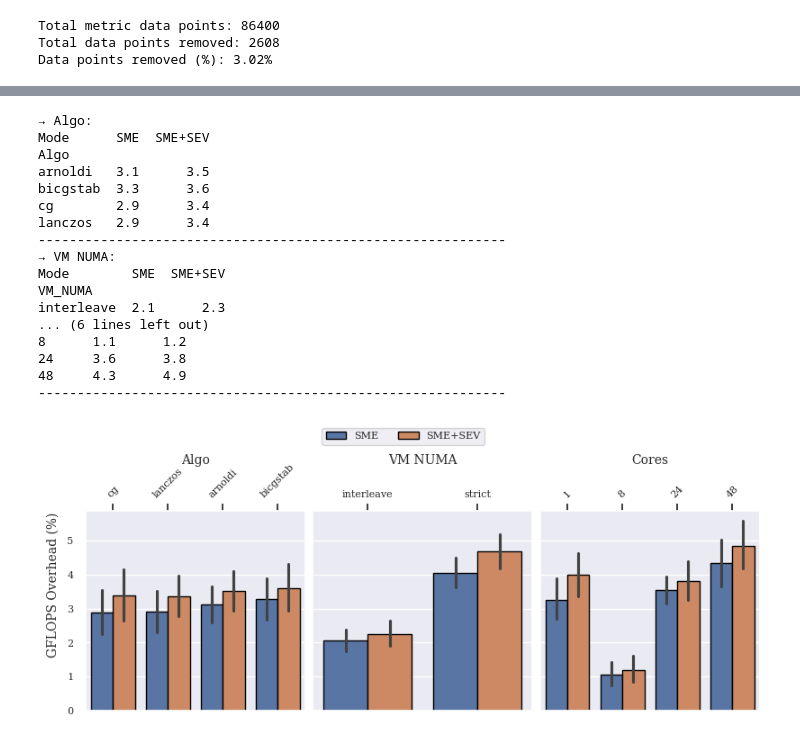
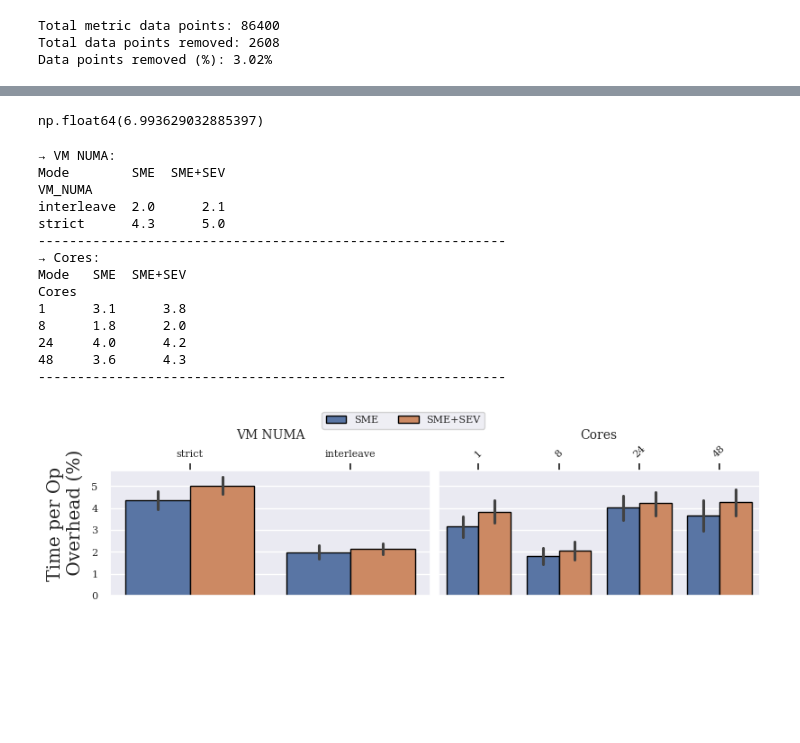
Before and after one commit to engelsm/MA-bench-framework, a Jupyter notebook: benchmark/krylov/analysis.ipynb, the cells around one changed output, grey strips where cells are left out. Drawn from its saved outputs; the diff is of its cells as text; code cells hidden in the pictures; blank space fills up the shorter version.

```diff
--- a/benchmark/krylov/analysis.ipynb
+++ b/benchmark/krylov/analysis.ipynb
@@ -296,33 +438,3 @@ for m in metric_cols:
 
 
 overhead_df = result
-# %%
-DODGE_VAL = 0.4
-
-plt.figure(figsize=(8, 3))
-sns.pointplot(
-    data=overhead_df,
-    x="Time_per_op_pct",
-    hue="Mode",
-    dodge=DODGE_VAL,
-    linestyle=None,
-    markersize=5,
-    linewidth=2,
-    capsize=0.1,
-    palette="dark:black",
-	legend=False,
-	zorder=2
-)
-
-ax = sns.stripplot(
-    data=overhead_df,
-    x="Time_per_op_pct",
-    hue="Mode",
-    dodge=DODGE_VAL,
-    alpha=0.7,
-	zorder=1
-)
-
-plt.legend(title=None, loc='upper left')
-plt.xlabel("GFLOPS Overhead (%)")
-plt.ylabel("")
@@ -339,12 +464,18 @@ overhead_df.groupby("Mode")["Time_per_op_pct"].aggregate(['mean', 'median'])
+# %%
+#90 percentile quartile
+overhead_df["Time_per_op_pct"].quantile(0.9)
+# %% [output]
+np.float64(6.993629032885397)
 # %%
 def plot_metric_by_dimensions(metric, metric_legend_name, top):
-    all_dims = ['Algo','VM_NUMA', "Cores"]
+    all_dims = ["VM_NUMA","Cores"]
+    vm_numa_order= ["strict", "interleave"]
 
-    fig, axes = plt.subplots( nrows=1, ncols=len(all_dims), figsize=(8, 3), constrained_layout=True, sharey=True)
+    fig, axes = plt.subplots( nrows=1, ncols=len(all_dims), figsize=(8, 2), constrained_layout=True, sharey=True)
 
-    fig.supylabel(f"{metric_legend_name} Overhead (%)", fontsize=10)
+    fig.supylabel(f"{metric_legend_name} Overhead (%)")
     for ax, a in zip(axes, all_dims):
-        sns.barplot( data=overhead_df, x=a, y=metric, hue='Mode', errorbar=("ci",95), edgecolor='black', ax=ax)
+        sns.barplot( data=overhead_df, x=a, y=metric, hue='Mode', errorbar=("ci",95), edgecolor='black', order=vm_numa_order if a == "VM_NUMA" else None, ax=ax)
 
         if a=="Matrix":
             ax.set_title("Matrix Size",y=1.2, fontsize=9)
@@ -352,52 +483,50 @@ def plot_metric_by_dimensions(metric, metric_legend_name, top):
             ax.set_title(a.replace("_", " "),y=1.2, fontsize=10)
         ax.set_ylabel("")
         ax.set_xlabel("")
-        rotation = 0 if a in ['VM_NUMA', 'Process_NUMA'] else 45
+        rotation = 0 if a in ['VM_NUMA'] else 45
         ax.tick_params(axis='x', rotation=rotation, labelsize=8)
         if top:
             ax.xaxis.set_ticks_position('top')
             ax.xaxis.set_label_position('top')
         else:
             ax.xaxis.set_ticks_position('bottom')
             ax.xaxis.set_label_position('bottom')
         ax.tick_params(axis='y', labelsize=8)
         ax.get_legend().remove()
 
     handles, labels = axes[0].get_legend_handles_labels()
     fig.legend(handles, labels, loc='upper center', ncol=2, bbox_to_anchor=(0.5, 1.1), fontsize=8)
+    plt.savefig("images/krylov_overhead_by_dim.pdf", bbox_inches="tight")
 
     for dim in all_dims:
         print(f"→ {dim.replace('_', ' ')}:")
         summary = (overhead_df.groupby([dim, 'Mode'])[metric]
                    .mean()
                    .round(2)
                    .reset_index())
 
         summary_pivot = summary.pivot(index=dim, columns='Mode', values=metric)
 
         print(summary_pivot.to_string(float_format="{:.1f}".format))
         print("-" * 60)
 
-plot_metric_by_dimensions("Time_per_op_pct", "GFLOPS", top=True)
+plot_metric_by_dimensions("Time_per_op_pct", "Time per Op\n", top=True)
 # %% [output]
-→ Algo:
-Mode      SME  SME+SEV
-Algo
-arnoldi   3.1      3.5
-bicgstab  3.3      3.6
-cg        2.9      3.4
-lanczos   2.9      3.4
-------------------------------------------------------------
 → VM NUMA:
 Mode        SME  SME+SEV
 VM_NUMA
-interleave  2.1      2.3
-... (6 lines left out)
-8      1.1      1.2
-24     3.6      3.8
-48     4.3      4.9
+interleave  2.0      2.1
+strict      4.3      5.0
 ------------------------------------------------------------
+→ Cores:
+Mode   SME  SME+SEV
+Cores
+1      3.1      3.8
+8      1.8      2.0
+24     4.0      4.2
+48     3.6      4.3
+------------------------------------------------------------
-[figure, old version]
+[figure, new version]
 # %%
 sym_algo_order = ["cg", "lanczos"]
 unsym_algo_order = ["bicgstab", "arnoldi"]
```
Also changed, not shown: parts of 22 cells of this notebook, 8 other files.
